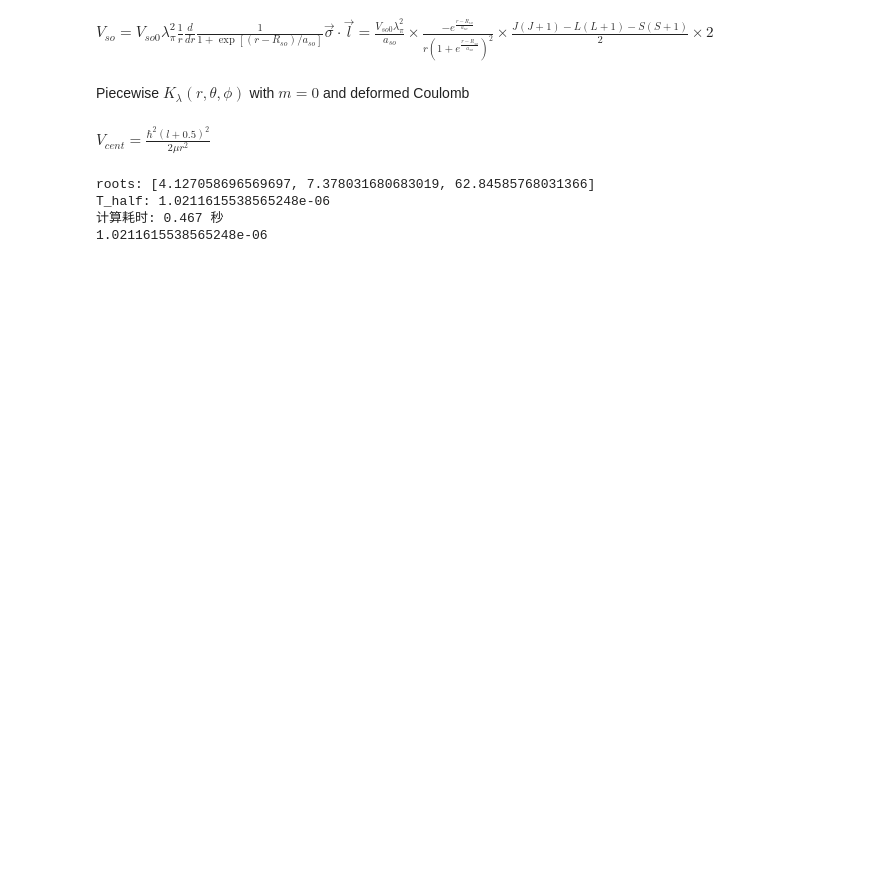
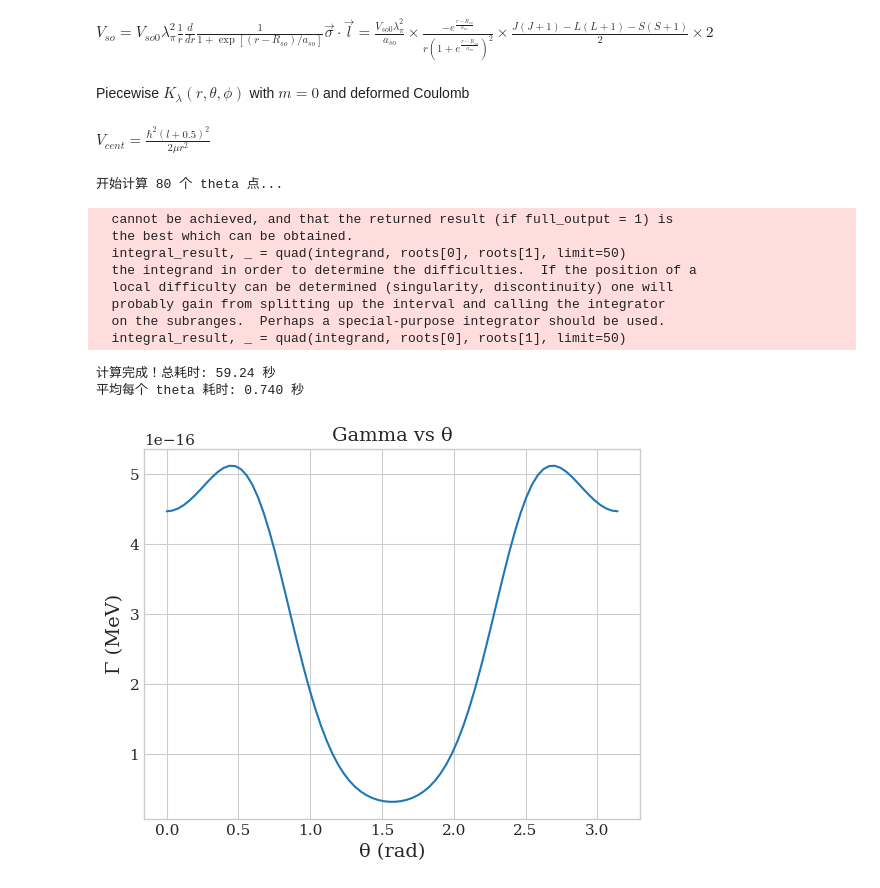
Before and after one commit to Duohereshui99/fit.test, a Jupyter notebook: ff/ff.ipynb, the cells around one changed output. Cells and saved outputs as stored; diff of their text form; code cells hidden in the pictures; blank space fills up the shorter version.

```diff
--- a/ff/ff.ipynb
+++ b/ff/ff.ipynb
@@ -56,7 +57,8 @@ Nlm=lambda l,m: np.sqrt((2*l+1)/(4*np.pi)*factorial(l-m)/factorial(l+m))
 #derivative of Ylm on theta, theta exists on the denominator, so use epsilon to avoid division by zero
 
 def dYlm(l,m,theta,phi):
-    #return (1/(2*l+1)/(np.sin(theta)))*(l*(l-m+1)*Nlm(l,m)/Nlm(l+1,m)*sph_harm(m,l+1,phi,theta)-(l+1)*(l+m)*Nlm(l,m)/Nlm(l-1,m)*sph_harm(m,l-1,phi,theta)
+    if np.sin(theta) <1e-10:
+        return 0
     return (1/(2*l+1)/(np.sin(theta)))*(l*(l-m+1)*Nlm(l,m)/Nlm(l+1,m)*sph_harm_y(l+1,m,theta,phi)-(l+1)*(l+m)*Nlm(l,m)/Nlm(l-1,m)*sph_harm_y(l-1,m,theta,phi))
 #deformed potential,with deformed paras beta, polarization params beta_tilde
 #Avoid using zero theta, if needed, set theta=1e-10
@@ -202,8 +228,23 @@ def Model(m1,m2,z1,z2,Rc0,V0,a0,r0,P0,beta2,beta4,beta2tilde,beta4tilde):
-# %%
-test=Model(m1,m2,z1,z2,Rc0,V0,a0,r0,P0,beta2,beta4,beta2tilde,beta4tilde)
-print(test)
-# %% [output]
-roots: [4.127058696569697, 7.378031680683019, 62.84585768031366]
-T_half: 1.0211615538565248e-06
-计算耗时: 0.467 秒
-1.0211615538565248e-06
+# %%
+theta_arr, Gamma_arr = Model(m1, m2, z1, z2, Rc0, V0, a0, r0, P0, beta2, beta4, beta2tilde, beta4tilde, n_theta=80)
+
+# 画图查看
+import matplotlib.pyplot as plt
+plt.plot(theta_arr, Gamma_arr)
+plt.xlabel("θ (rad)")
+plt.ylabel("Γ (MeV)")
+plt.title("Gamma vs θ")
+plt.show()
+# %% [output]
+开始计算 80 个 theta 点...
+  cannot be achieved, and that the returned result (if full_output = 1) is
+  the best which can be obtained.
+  integral_result, _ = quad(integrand, roots[0], roots[1], limit=50)
+  the integrand in order to determine the difficulties.  If the position of a
+  local difficulty can be determined (singularity, discontinuity) one will
+  probably gain from splitting up the interval and calling the integrator
+  on the subranges.  Perhaps a special-purpose integrator should be used.
+  integral_result, _ = quad(integrand, roots[0], roots[1], limit=50)
+计算完成！总耗时: 59.24 秒
+平均每个 theta 耗时: 0.740 秒
+[figure, added]
```
Also changed, not shown: parts of 3 cells of this notebook.
